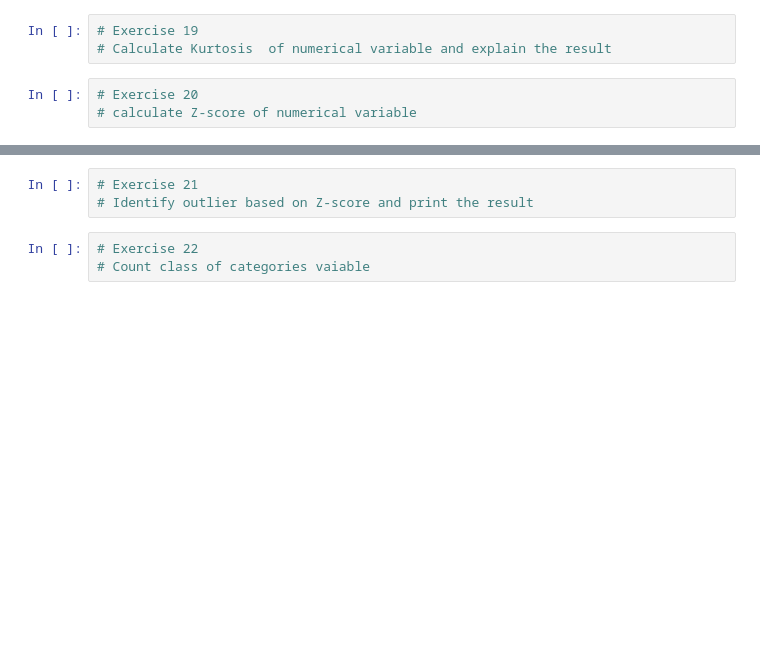
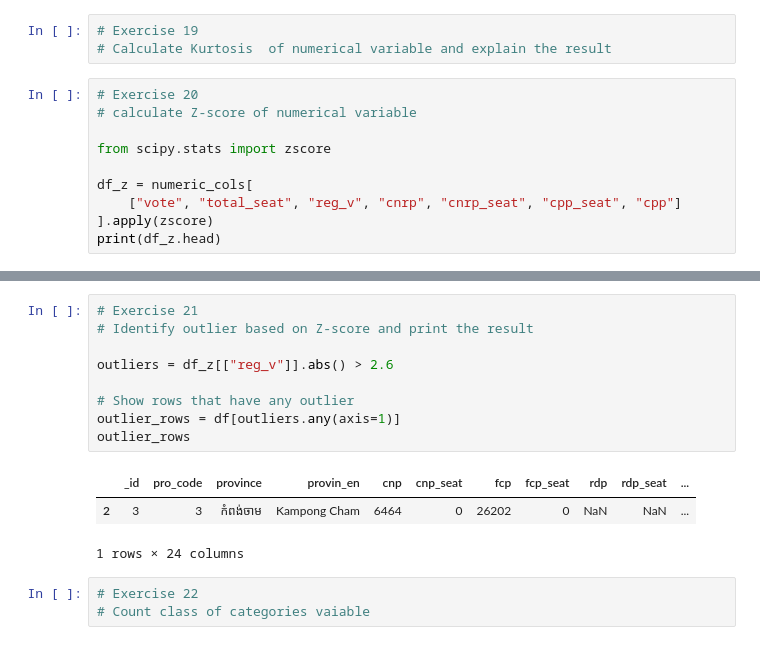
Before and after one commit to CPF-CADT/fundamentals-of-data-science, a Jupyter notebook: w3/W3 - Descriptive.ipynb, the cells around one changed output, grey strips where cells are left out. Drawn from its saved outputs; the diff is of its cells as text; blank space fills up the shorter version.

```diff
--- a/w3/W3 - Descriptive.ipynb
+++ b/w3/W3 - Descriptive.ipynb
@@ -278,3 +373,10 @@ dtype: str
 # %%
 # Exercise 20
 # calculate Z-score of numerical variable
+
+from scipy.stats import zscore
+
+df_z = numeric_cols[
+    ["vote", "total_seat", "reg_v", "cnrp", "cnrp_seat", "cpp_seat", "cpp"]
+].apply(zscore)
+print(df_z.head)
@@ -281,6 +401,16 @@ dtype: str
 # %%
 # Exercise 21
 # Identify outlier based on Z-score and print the result
+
+outliers = df_z[["reg_v"]].abs() > 2.6
+
+# Show rows that have any outlier
+outlier_rows = df[outliers.any(axis=1)]
+outlier_rows
+# %% [output]
+|  | _id | pro_code | province | provin_en | cnp | cnp_seat | fcp | fcp_seat | rdp | rdp_seat | ... |
+| 2 | 3 | 3 | កំពង់ចាម | Kampong Cham | 6464 | 0 | 26202 | 0 | NaN | NaN | ... |
+1 rows × 24 columns
 # %%
 # Exercise 22
 # Count class of categories vaiable
```
Also changed, not shown: parts of 8 cells of this notebook.
